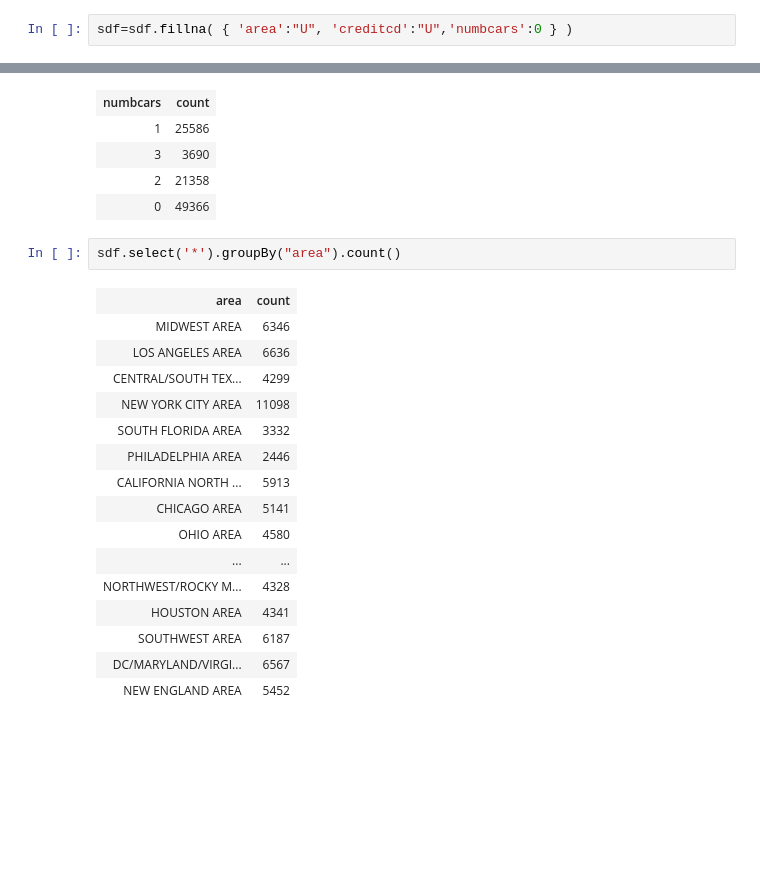
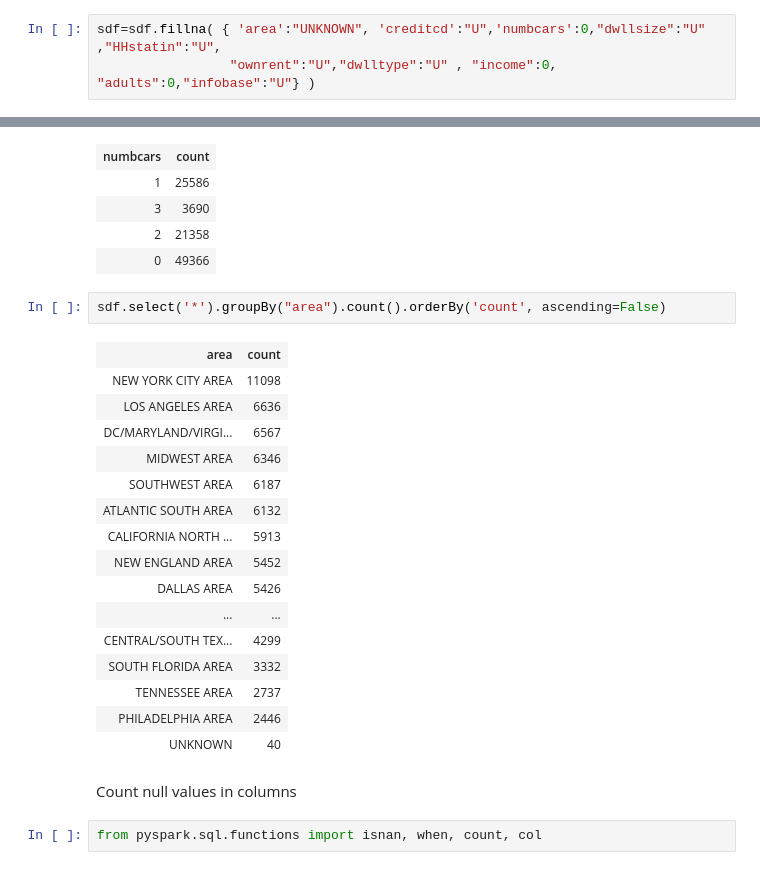
Before and after one commit to nachordo/spark_telecom, a Jupyter notebook: data_wrangling.ipynb, the cells around one changed output, grey strips where cells are left out. Cells and saved outputs as stored; diff of their text form; blank space fills up the shorter version.

Commit message:
Learning some data cleaning stuff with pyspark

```diff
--- a/data_wrangling.ipynb
+++ b/data_wrangling.ipynb
@@ -120,7 +120,8 @@ sdf.select('ethnic').distinct().rdd.map(lambda r: r[0]).collect()
 # %% [markdown]
 In order to fill `None` values:
 # %%
-sdf=sdf.fillna( { 'area':"U", 'creditcd':"U",'numbcars':0 } )
+sdf=sdf.fillna( { 'area':"UNKNOWN", 'creditcd':"U",'numbcars':0,"dwllsize":"U" ,"HHstatin":"U",
+                 "ownrent":"U","dwlltype":"U" , "income":0, "adults":0,"infobase":"U"} )
 # %%
 [i.numbcars for i in sdf.select('numbcars').distinct().collect()]
 # %% [output]
@@ -138,21 +139,25 @@ sdf.select('*').groupBy("numbcars").count()
 | 2 | 21358 |
 | 0 | 49366 |
 # %%
-sdf.select('*').groupBy("area").count()
+sdf.select('*').groupBy("area").count().orderBy('count', ascending=False)
 # %% [output]
 | area | count |
+| NEW YORK CITY AREA | 11098 |
+| LOS ANGELES AREA | 6636 |
+| DC/MARYLAND/VIRGI... | 6567 |
 | MIDWEST AREA | 6346 |
-| LOS ANGELES AREA | 6636 |
+| SOUTHWEST AREA | 6187 |
+| ATLANTIC SOUTH AREA | 6132 |
+| CALIFORNIA NORTH ... | 5913 |
+| NEW ENGLAND AREA | 5452 |
+| DALLAS AREA | 5426 |
+| ... | ... |
 | CENTRAL/SOUTH TEX... | 4299 |
-| NEW YORK CITY AREA | 11098 |
 | SOUTH FLORIDA AREA | 3332 |
+| TENNESSEE AREA | 2737 |
 | PHILADELPHIA AREA | 2446 |
-| CALIFORNIA NORTH ... | 5913 |
-| CHICAGO AREA | 5141 |
-| OHIO AREA | 4580 |
-| ... | ... |
-| NORTHWEST/ROCKY M... | 4328 |
-| HOUSTON AREA | 4341 |
-| SOUTHWEST AREA | 6187 |
-| DC/MARYLAND/VIRGI... | 6567 |
-| NEW ENGLAND AREA | 5452 |
+| UNKNOWN | 40 |
+# %% [markdown]
+Count null values in columns
+# %%
+from pyspark.sql.functions import isnan, when, count, col
```
Also changed, not shown: parts of 20 cells of this notebook.
